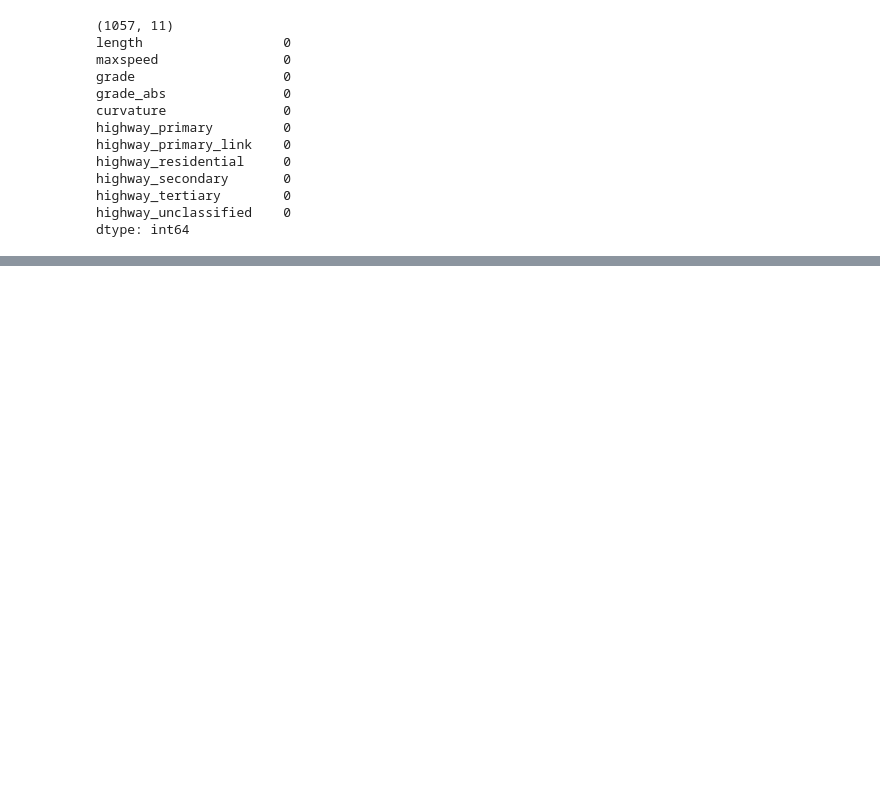
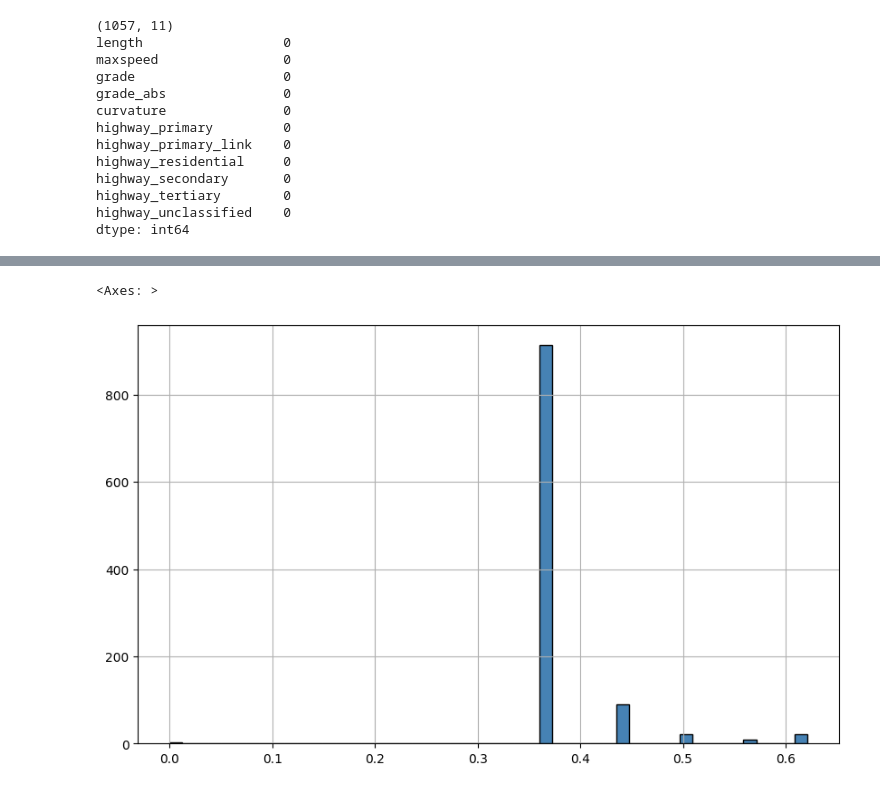
Before and after one commit to EthanMors/Motorcycle-ML-Route-Finder, a Jupyter notebook: phase1_exploration.ipynb, the cells around one changed output, grey strips where cells are left out. Cells and saved outputs as stored; diff of their text form; code cells hidden in the pictures; blank space fills up the shorter version.

```diff
--- a/phase1_exploration.ipynb
+++ b/phase1_exploration.ipynb
@@ -250,0 +301,13 @@ dtype: int64
+# %%
+# 10 is a minimum speed limit and 85 is a maximum speed limit
+#0.625 gives an exponential distribution with 35mp being the center
+normalized_gdf_edges['maxspeed'] = ((normalized_gdf_edges['maxspeed'] - 10) / (85 - 10) )** 0.625
+normalized_gdf_edges['maxspeed'].hist(
+    figsize=(10, 6),
+    bins=50,
+    color='steelblue',
+    edgecolor='black'
+)
+# %% [output]
+<Axes: >
+[figure, added]
```
Also changed, not shown: parts of 24 cells of this notebook, 2 other files.
